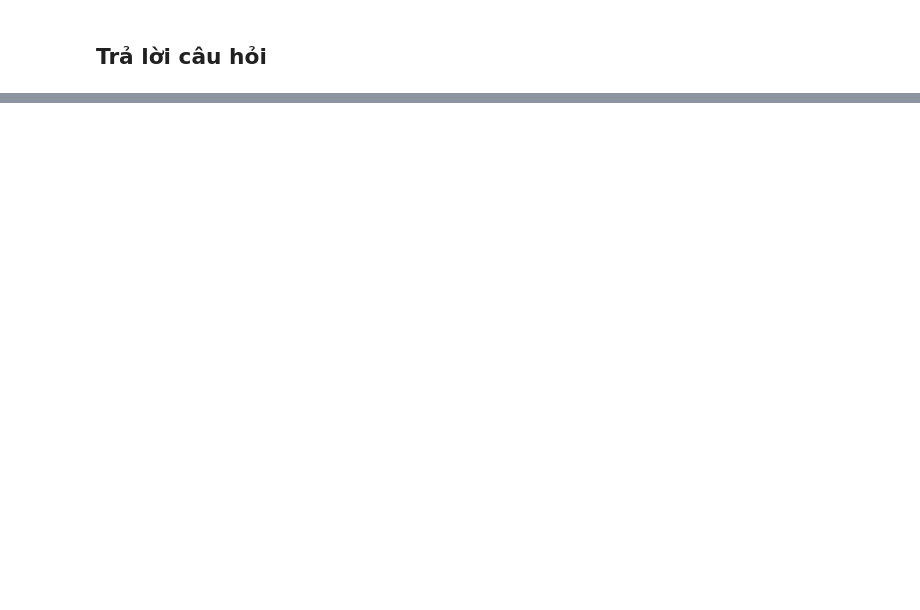
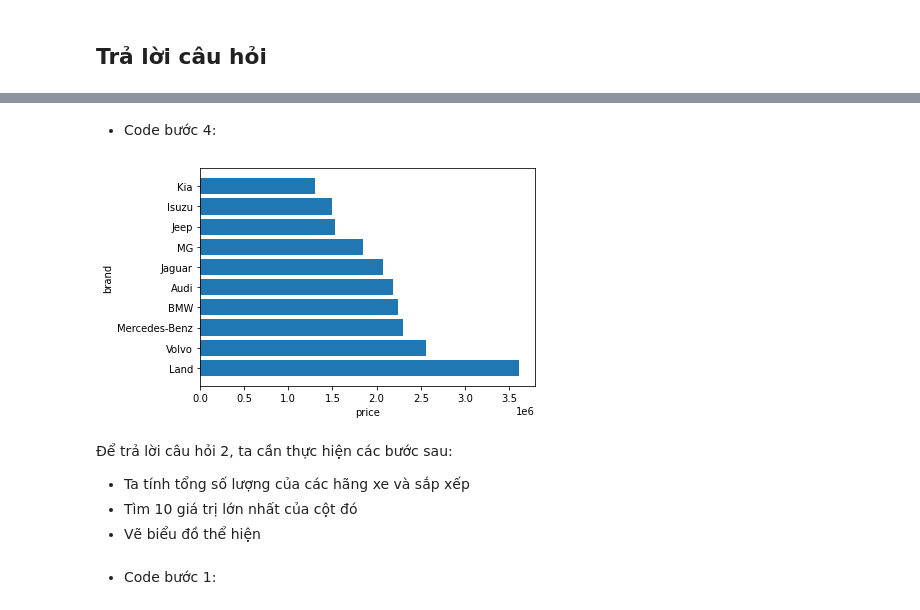
Before and after one commit to syhcmus/LTKHDL, a Jupyter notebook: 18120491_18120540.ipynb, the cells around one changed output, grey strips where cells are left out. Saved outputs shown, nothing was run; the diff lists cells and outputs as text; code cells hidden in the pictures; blank space fills up the shorter version.

```diff
--- a/18120491_18120540.ipynb
+++ b/18120491_18120540.ipynb
@@ -77,3 +78,6 @@ data['year'].unique()
 array([2007, 2012, 2017, 2014, 2016, 2015, 2018, 2019, 2013, 2011, 2010,
        2009, 2006, 1996, 2005, 2008, 2004, 1998, 2003, 2002, 2020, 2000,
        1999, 2001, 1995, 1997, 1992], dtype=int64)
+# %%
+data["brand"] = data["name"].str.split(" ",expand=True)[0]
+data
@@ -86,0 +113,3 @@ array([2007, 2012, 2017, 2014, 2016, 2015, 2018, 2019, 2013, 2011, 2010,
+# %%
+brand_sold = data.groupby(["brand"])["selling_price"].mean()
+brand_sold
@@ -86,0 +136,3 @@ array([2007, 2012, 2017, 2014, 2016, 2015, 2018, 2019, 2013, 2011, 2010,
+# %%
+brand_sold.sort_values(ascending=False,inplace=True)
+brand_sold
@@ -86,0 +159,3 @@ array([2007, 2012, 2017, 2014, 2016, 2015, 2018, 2019, 2013, 2011, 2010,
+# %%
+top_10_most_value = brand_sold[:10]
+top_10_most_value
@@ -86,0 +175,19 @@ array([2007, 2012, 2017, 2014, 2016, 2015, 2018, 2019, 2013, 2011, 2010,
+# %% [markdown]
+- Code bước 4:
+# %%
+y = top_10_most_value.index
+x = top_10_most_value
+plt.barh(y,x)
+plt.xlabel("price")
+plt.ylabel("brand")
+plt.show()
+# %% [output]
+[figure, added]
+# %% [markdown]
+Để trả lời câu hỏi 2, ta cần thực hiện các bước sau:
+
+- Ta tính tổng số lượng của các hãng xe và sắp xếp
+- Tìm 10 giá trị lớn nhất của cột đó
+- Vẽ biểu đồ thể hiện
+# %% [markdown]
+- Code bước 1:
```
Also changed, not shown: parts of 16 cells of this notebook.
